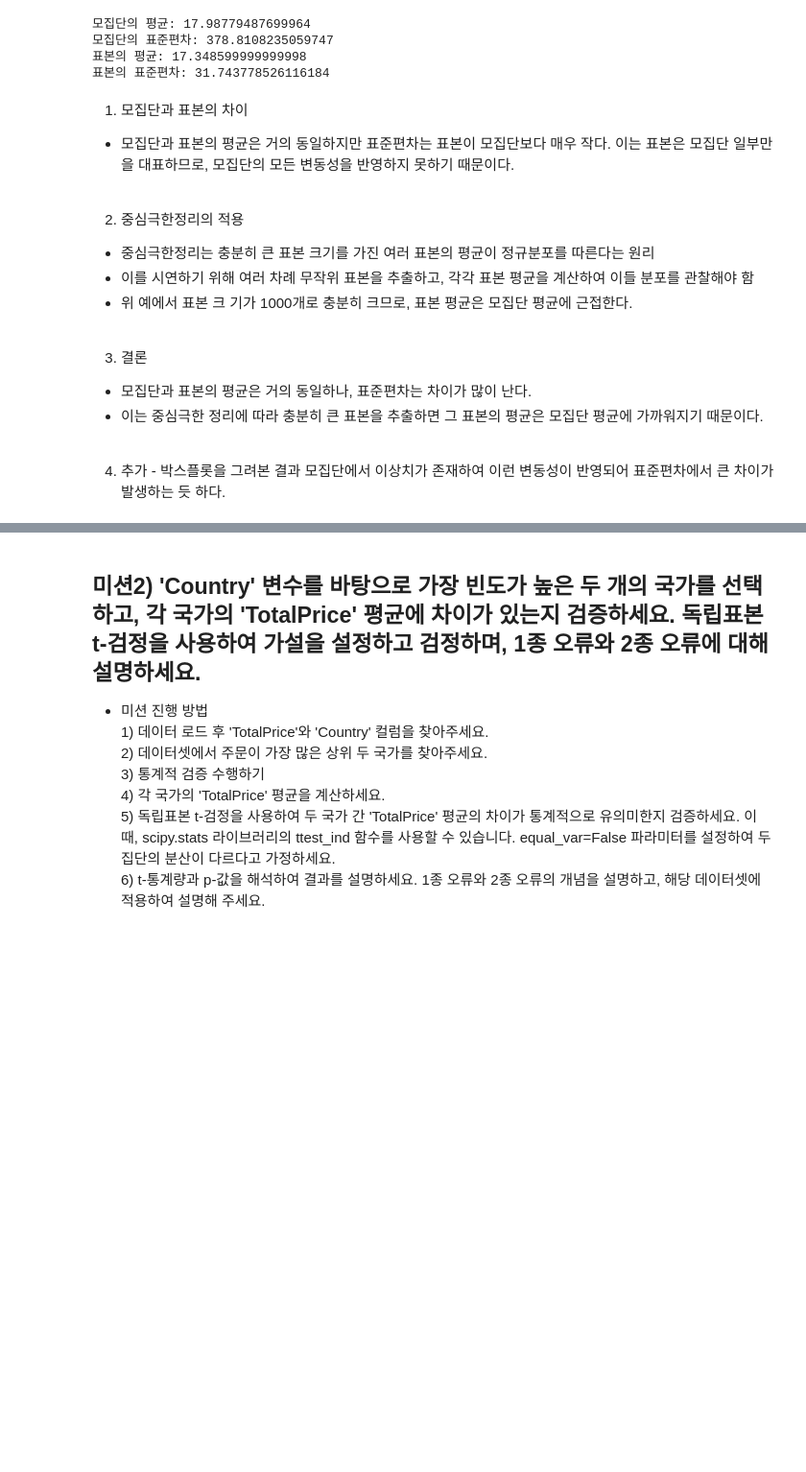
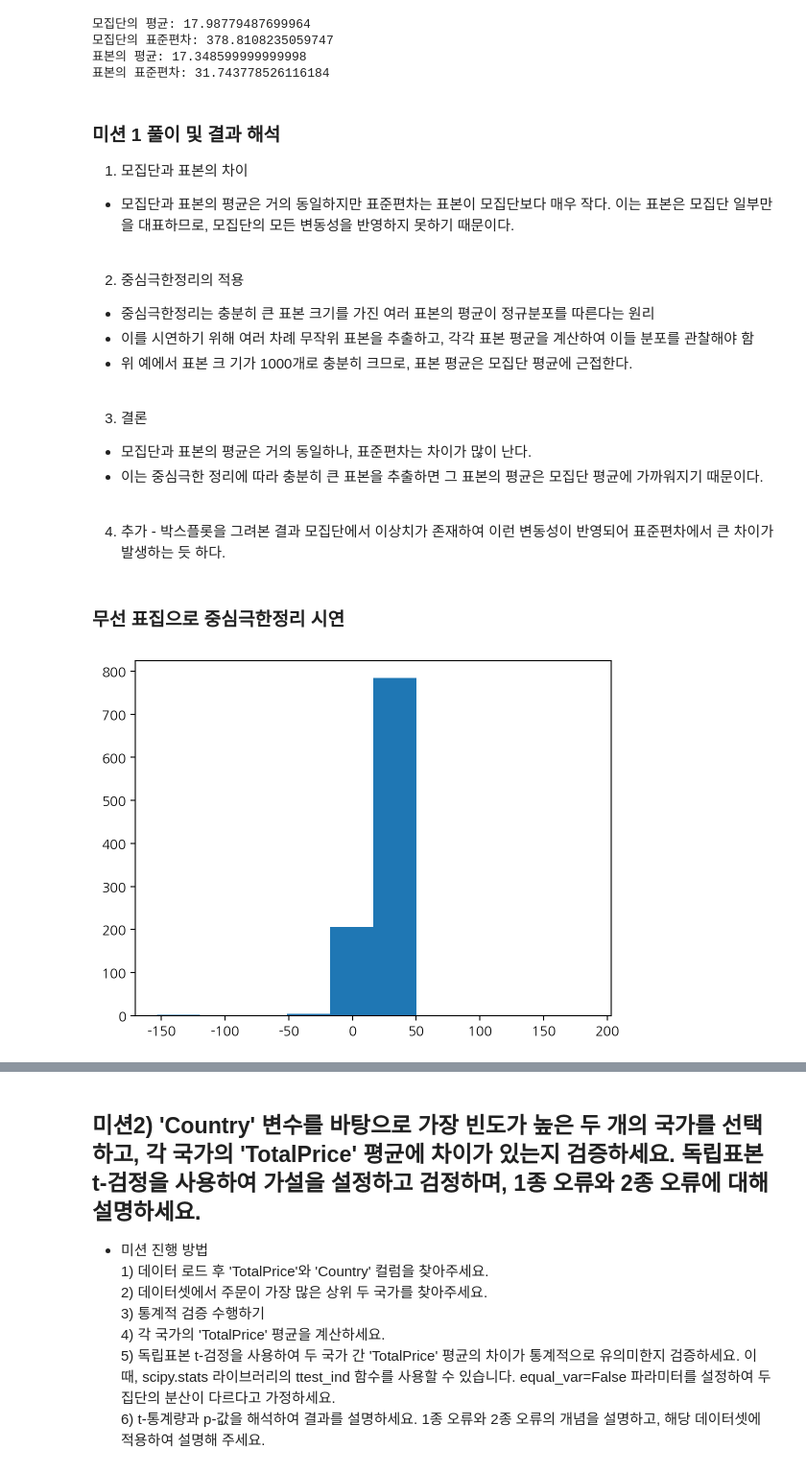
Before and after one commit to inseonseo/AIFFEL_Quest, a Jupyter notebook: Quest_0130/01_online_retail_mission_aiffel.ipynb, the cells around one changed output, grey strips where cells are left out. Shown at 96% size. Saved outputs shown, nothing was run; the diff lists cells and outputs as text; code cells hidden in the pictures; blank space fills up the shorter version.

```diff
--- a/Quest_0130/01_online_retail_mission_aiffel.ipynb
+++ b/Quest_0130/01_online_retail_mission_aiffel.ipynb
@@ -125,6 +125,8 @@ print("표본의 표준편차:", sample_std)
 표본의 평균: 17.348599999999998
 표본의 표준편차: 31.743778526116184
 # %% [markdown]
+### 미션 1 풀이 및 결과 해석
+
 1. 모집단과 표본의 차이
 - 모집단과 표본의 평균은 거의 동일하지만 표준편차는 표본이 모집단보다 매우 작다. 이는 표본은 모집단 일부만을 대표하므로, 모집단의 모든 변동성을 반영하지 못하기 때문이다.
 
@@ -148,3 +150,17 @@ print("표본의 표준편차:", sample_std)
 <br/>
 
 4. 추가 - 박스플롯을 그려본 결과 모집단에서 이상치가 존재하여 이런 변동성이 반영되어 표준편차에서 큰 차이가 발생하는 듯 하다.
+# %% [markdown]
+### 무선 표집으로 중심극한정리 시연
+# %%
+sample_means = []
+n_samples = 1000  # 표본 추출 횟수
+sample_size = 1000   # 각 표본의 크기
+
+for _ in range(n_samples):
+  sample = df["TotalPrice"].sample(n=sample_size, replace=True)
+  sample_means.append(np.mean(sample))
+
+plt.hist(sample_means);
+# %% [output]
+[figure, added]
```
Also changed, not shown: parts of 20 cells of this notebook.
